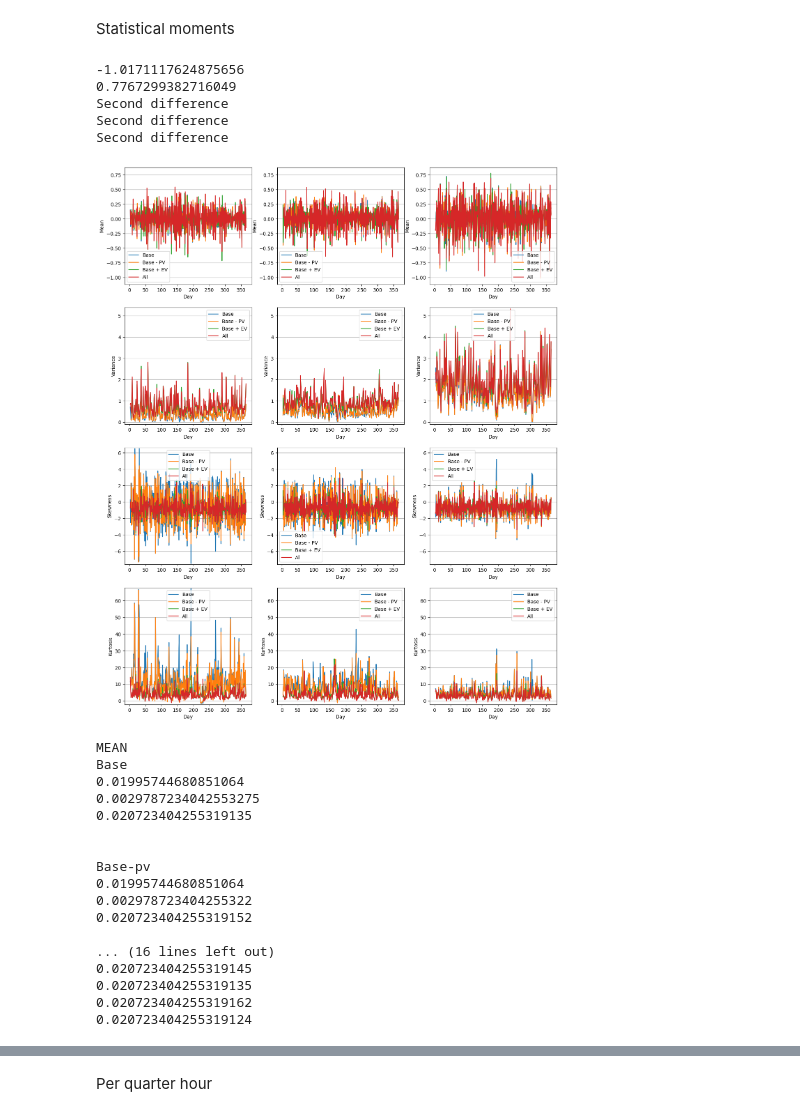
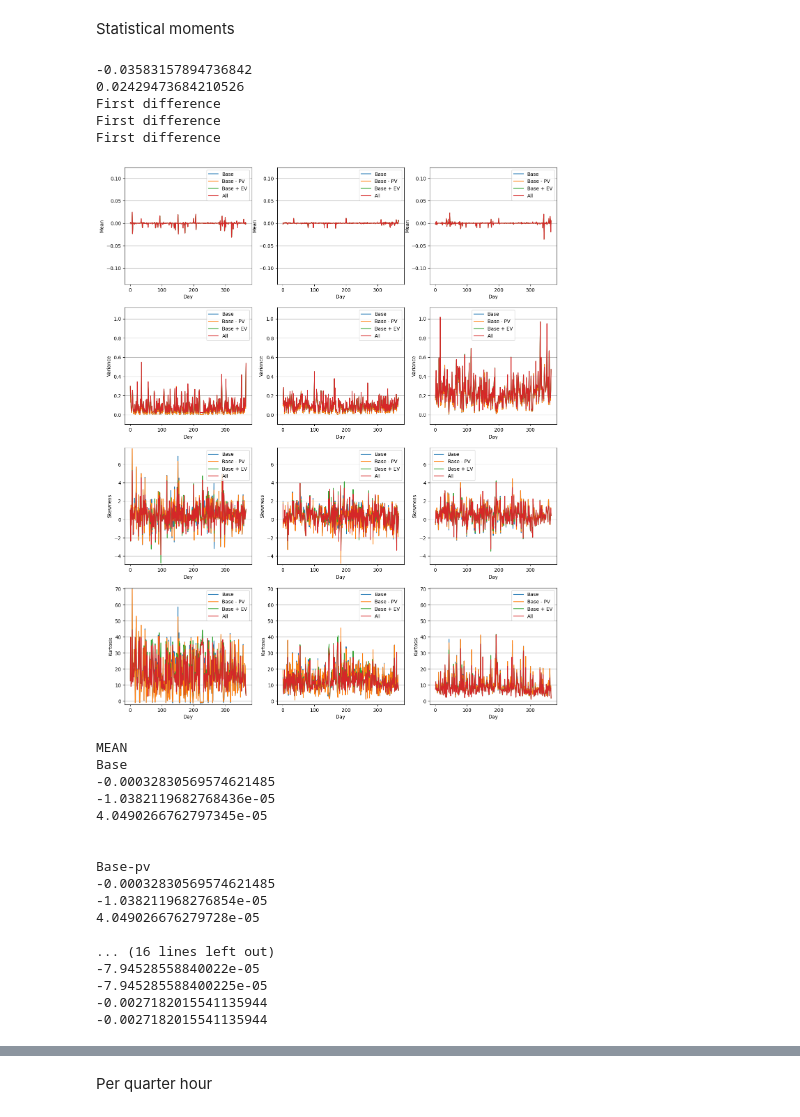
Before and after one commit to Aikofias/Thesis, a Jupyter notebook: Statistical_moments.ipynb, the cells around one changed output, grey strips where cells are left out. Drawn from its saved outputs; the diff is of its cells as text; code cells hidden in the pictures.

Commit message:
Visualization added

```diff
--- a/Statistical_moments.ipynb
+++ b/Statistical_moments.ipynb
@@ -52,8 +52,8 @@ Statistical moments
 # del max
 # del mean
 time_series = 0
-first_difference = 0
-second_difference = 1
+first_difference = 1
+second_difference = 0
 chargingprofile = chargingprofile1
 
 # consumer_profiles = [consumer1, consumer2, consumer3, consumer4]
@@ -142,43 +142,43 @@ for i, consumer_profile in enumerate(consumer_profiles):
     axs[1,i].plot(consumer_profile.var(axis=0), label = 'Base')
     axs[1,i].plot(net_consumption_pv.var(axis=0), label = 'Base - PV')
     axs[1,i].plot(net_consumption_ev.var(axis=0), label = 'Base + EV')
     axs[1,i].plot(net_consumption_all.var(axis=0), label = 'All')
     axs[1, i].set_ylim(var_min-0.1, var_max+0.1)
     axs[1,i].set_xlabel('Day')
     axs[1,i].set_ylabel('Variance')
     axs[1,i].legend()
     axs[1,i].grid(axis='y')
 
     axs[2,i].plot(consumer_profile.skew(axis=0), label = 'Base')
     axs[2,i].plot(net_consumption_pv.skew(axis=0), label = 'Base - PV')
     axs[2,i].plot(net_consumption_ev.skew(axis=0), label = 'Base + EV')
     axs[2,i].plot(net_consumption_all.skew(axis=0), label = 'All')
     axs[2, i].set_ylim(skew_min-0.1, skew_max+0.1)
     axs[2,i].set_xlabel('Day')
     axs[2,i].set_ylabel('Skewness')
     axs[2,i].legend()
     axs[2,i].grid(axis='y')
 
     axs[3,i].plot(consumer_profile.kurt(axis=0), label = 'Base')
     axs[3,i].plot(net_consumption_pv.kurt(axis=0), label = 'Base - PV')
     axs[3,i].plot(net_consumption_ev.kurt(axis=0), label = 'Base + EV')
     axs[3,i].plot(net_consumption_all.kurt(axis=0), label = 'All')
     axs[3, i].set_ylim(kurt_min-0.5, kurt_max+0.5)
     axs[3,i].set_xlabel('Day')
     axs[3,i].set_ylabel('Kurtosis')
     axs[3,i].legend()
     axs[3,i].grid(axis='y')
 # %% [output]
--1.0171117624875656
-0.7767299382716049
-Second difference
-Second difference
-Second difference
+-0.03583157894736842
+0.02429473684210526
+First difference
+First difference
+First difference
-[figure, old version]
+[figure, new version]
 # %%
 min=0
-max=1
-mean=0
+max=0
+mean=1
 print('MEAN')
 print('Base')
 for i, consumer_profile in enumerate(consumer_profiles):
@@ -288,20 +288,20 @@ del mean
 # %% [output]
 MEAN
 Base
-0.01995744680851064
-0.0029787234042553275
-0.020723404255319135
+-0.00032830569574621485
+-1.0382119682768436e-05
+4.0490266762797345e-05
 
 
 Base-pv
-0.01995744680851064
-0.002978723404255322
-0.020723404255319152
+-0.00032830569574621485
+-1.038211968276854e-05
+4.049026676279728e-05
 
 ... (16 lines left out)
-0.020723404255319145
-0.020723404255319135
-0.020723404255319162
-0.020723404255319124
+-7.94528558840022e-05
+-7.945285588400225e-05
+-0.0027182015541135944
+-0.0027182015541135944
 # %%
 min=0
```
Also changed, not shown: parts of 7 cells of this notebook, 7 other files.
